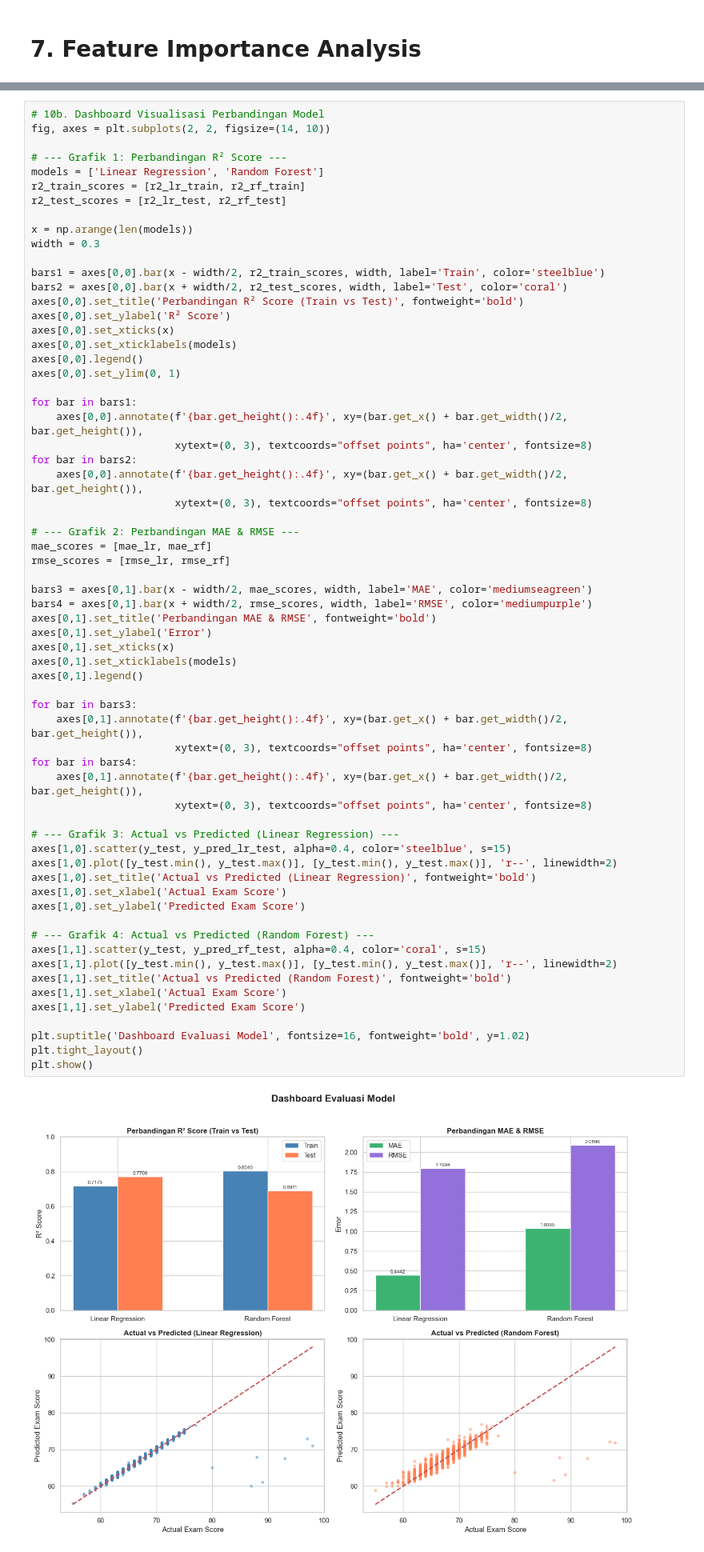
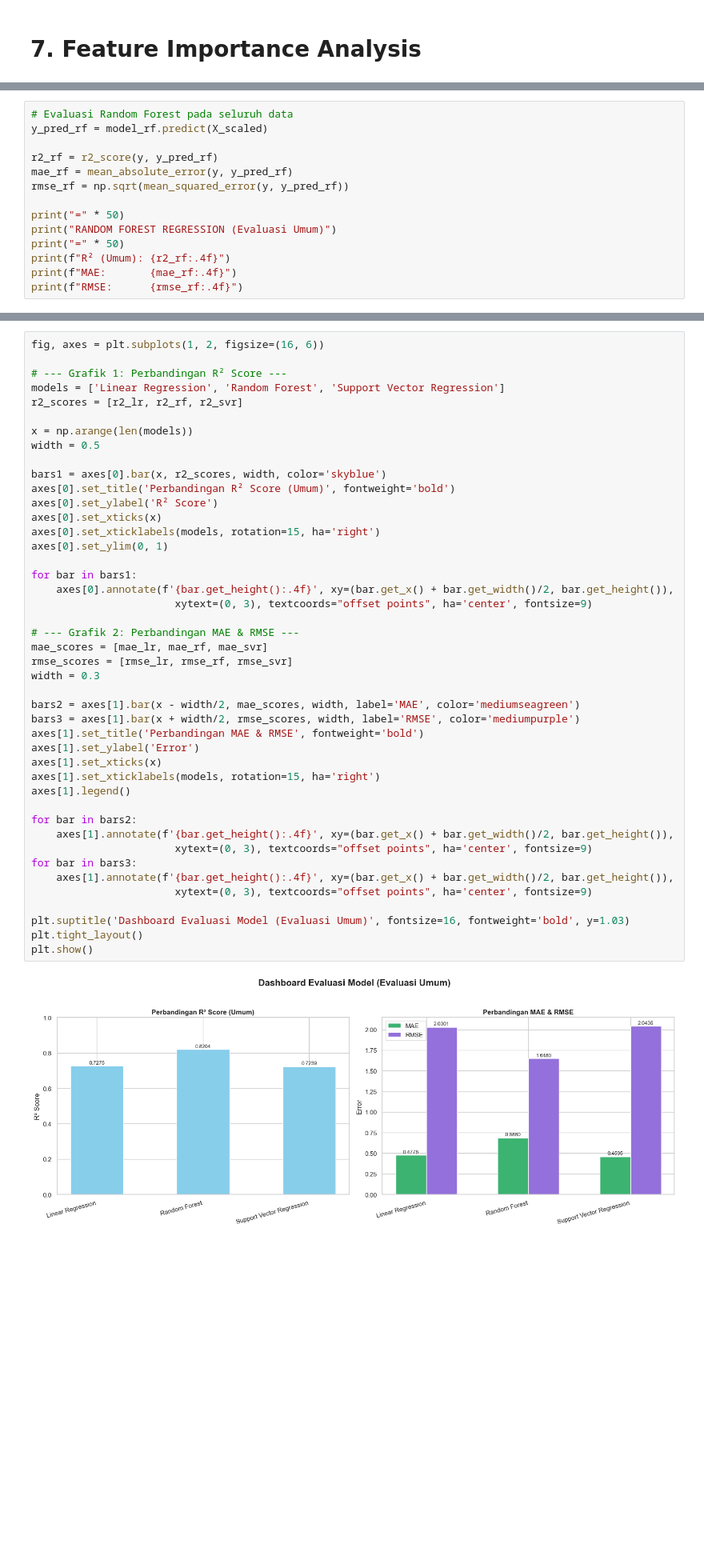
Before and after one commit to Fahmi1945/Student-Examp-Performance-DS, a Jupyter notebook: UAS_DS.ipynb, the cells around one changed output, grey strips where cells are left out. Shown at 80% size. Saved outputs shown, nothing was run; the diff lists cells and outputs as text; blank space fills up the shorter version.

Commit message:
remove train and test, add R squered

```diff
--- a/Student_Examp_Performance_DS.ipynb
+++ b/UAS_DS.ipynb
@@ -759,0 +706,14 @@ Cross-Validation R² (5-Fold):
+# %%
+# Evaluasi Random Forest pada seluruh data
+y_pred_rf = model_rf.predict(X_scaled)
+
+r2_rf = r2_score(y, y_pred_rf)
+mae_rf = mean_absolute_error(y, y_pred_rf)
+rmse_rf = np.sqrt(mean_squared_error(y, y_pred_rf))
+
+print("=" * 50)
+print("RANDOM FOREST REGRESSION (Evaluasi Umum)")
+print("=" * 50)
+print(f"R² (Umum): {r2_rf:.4f}")
+print(f"MAE:       {mae_rf:.4f}")
+print(f"RMSE:      {rmse_rf:.4f}")
@@ -791,66 +790,46 @@ PERBANDINGAN MODEL
 # %%
-# 10b. Dashboard Visualisasi Perbandingan Model
-fig, axes = plt.subplots(2, 2, figsize=(14, 10))
+fig, axes = plt.subplots(1, 2, figsize=(16, 6))
 
 # --- Grafik 1: Perbandingan R² Score ---
-models = ['Linear Regression', 'Random Forest']
-r2_train_scores = [r2_lr_train, r2_rf_train]
-r2_test_scores = [r2_lr_test, r2_rf_test]
+models = ['Linear Regression', 'Random Forest', 'Support Vector Regression']
+r2_scores = [r2_lr, r2_rf, r2_svr]
 
 x = np.arange(len(models))
+width = 0.5
+
+bars1 = axes[0].bar(x, r2_scores, width, color='skyblue')
+axes[0].set_title('Perbandingan R² Score (Umum)', fontweight='bold')
+axes[0].set_ylabel('R² Score')
+axes[0].set_xticks(x)
+axes[0].set_xticklabels(models, rotation=15, ha='right')
+axes[0].set_ylim(0, 1)
+
+for bar in bars1:
+    axes[0].annotate(f'{bar.get_height():.4f}', xy=(bar.get_x() + bar.get_width()/2, bar.get_height()),
+                       xytext=(0, 3), textcoords="offset points", ha='center', fontsize=9)
+
+# --- Grafik 2: Perbandingan MAE & RMSE ---
+mae_scores = [mae_lr, mae_rf, mae_svr]
+rmse_scores = [rmse_lr, rmse_rf, rmse_svr]
 width = 0.3
 
-bars1 = axes[0,0].bar(x - width/2, r2_train_scores, width, label='Train', color='steelblue')
-bars2 = axes[0,0].bar(x + width/2, r2_test_scores, width, label='Test', color='coral')
-axes[0,0].set_title('Perbandingan R² Score (Train vs Test)', fontweight='bold')
-axes[0,0].set_ylabel('R² Score')
-axes[0,0].set_xticks(x)
-axes[0,0].set_xticklabels(models)
-axes[0,0].legend()
-axes[0,0].set_ylim(0, 1)
+bars2 = axes[1].bar(x - width/2, mae_scores, width, label='MAE', color='mediumseagreen')
+bars3 = axes[1].bar(x + width/2, rmse_scores, width, label='RMSE', color='mediumpurple')
+axes[1].set_title('Perbandingan MAE & RMSE', fontweight='bold')
+axes[1].set_ylabel('Error')
+axes[1].set_xticks(x)
+axes[1].set_xticklabels(models, rotation=15, ha='right')
+axes[1].legend()
 
-for bar in bars1:
-    axes[0,0].annotate(f'{bar.get_height():.4f}', xy=(bar.get_x() + bar.get_width()/2, bar.get_height()),
-                       xytext=(0, 3), textcoords="offset points", ha='center', fontsize=8)
 for bar in bars2:
-    axes[0,0].annotate(f'{bar.get_height():.4f}', xy=(bar.get_x() + bar.get_width()/2, bar.get_height()),
-                       xytext=(0, 3), textcoords="offset points", ha='center', fontsize=8)
+    axes[1].annotate(f'{bar.get_height():.4f}', xy=(bar.get_x() + bar.get_width()/2, bar.get_height()),
+                       xytext=(0, 3), textcoords="offset points", ha='center', fontsize=9)
+for bar in bars3:
+    axes[1].annotate(f'{bar.get_height():.4f}', xy=(bar.get_x() + bar.get_width()/2, bar.get_height()),
+                       xytext=(0, 3), textcoords="offset points", ha='center', fontsize=9)
 
-# --- Grafik 2: Perbandingan MAE & RMSE ---
-mae_scores = [mae_lr, mae_rf]
-rmse_scores = [rmse_lr, rmse_rf]
-
-bars3 = axes[0,1].bar(x - width/2, mae_scores, width, label='MAE', color='mediumseagreen')
-bars4 = axes[0,1].bar(x + width/2, rmse_scores, width, label='RMSE', color='mediumpurple')
-axes[0,1].set_title('Perbandingan MAE & RMSE', fontweight='bold')
-axes[0,1].set_ylabel('Error')
-axes[0,1].set_xticks(x)
-axes[0,1].set_xticklabels(models)
-axes[0,1].legend()
-
-for bar in bars3:
-    axes[0,1].annotate(f'{bar.get_height():.4f}', xy=(bar.get_x() + bar.get_width()/2, bar.get_height()),
-                       xytext=(0, 3), textcoords="offset points", ha='center', fontsize=8)
-for bar in bars4:
-    axes[0,1].annotate(f'{bar.get_height():.4f}', xy=(bar.get_x() + bar.get_width()/2, bar.get_height()),
-                       xytext=(0, 3), textcoords="offset points", ha='center', fontsize=8)
-
-# --- Grafik 3: Actual vs Predicted (Linear Regression) ---
-axes[1,0].scatter(y_test, y_pred_lr_test, alpha=0.4, color='steelblue', s=15)
-axes[1,0].plot([y_test.min(), y_test.max()], [y_test.min(), y_test.max()], 'r--', linewidth=2)
-axes[1,0].set_title('Actual vs Predicted (Linear Regression)', fontweight='bold')
-axes[1,0].set_xlabel('Actual Exam Score')
-axes[1,0].set_ylabel('Predicted Exam Score')
-
-# --- Grafik 4: Actual vs Predicted (Random Forest) ---
-axes[1,1].scatter(y_test, y_pred_rf_test, alpha=0.4, color='coral', s=15)
-axes[1,1].plot([y_test.min(), y_test.max()], [y_test.min(), y_test.max()], 'r--', linewidth=2)
-axes[1,1].set_title('Actual vs Predicted (Random Forest)', fontweight='bold')
-axes[1,1].set_xlabel('Actual Exam Score')
-axes[1,1].set_ylabel('Predicted Exam Score')
-
-plt.suptitle('Dashboard Evaluasi Model', fontsize=16, fontweight='bold', y=1.02)
+plt.suptitle('Dashboard Evaluasi Model (Evaluasi Umum)', fontsize=16, fontweight='bold', y=1.03)
 plt.tight_layout()
 plt.show()
 # %% [output]
-[figure, old version]
+[figure, new version]
```
Also changed, not shown: parts of 23 cells of this notebook.
